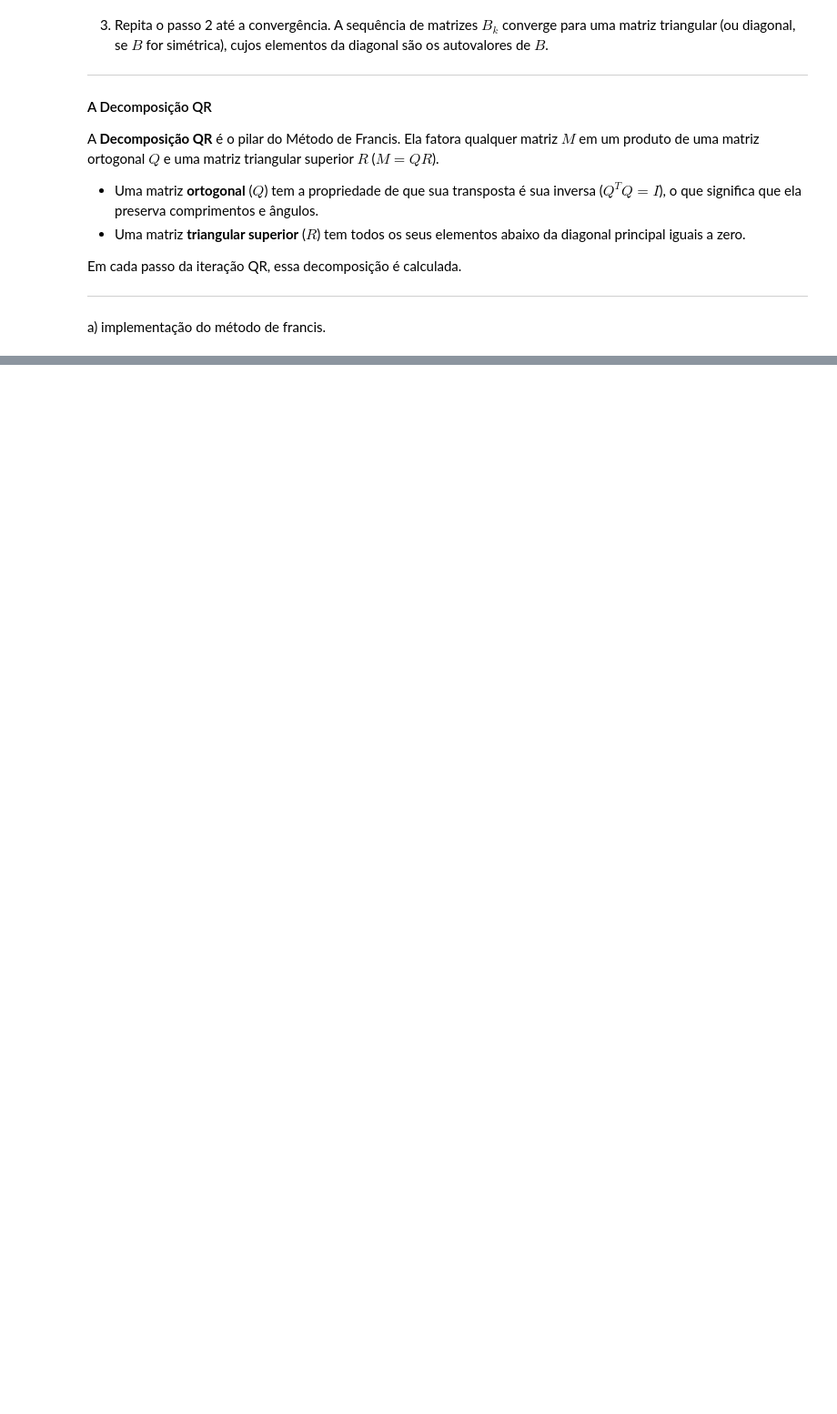
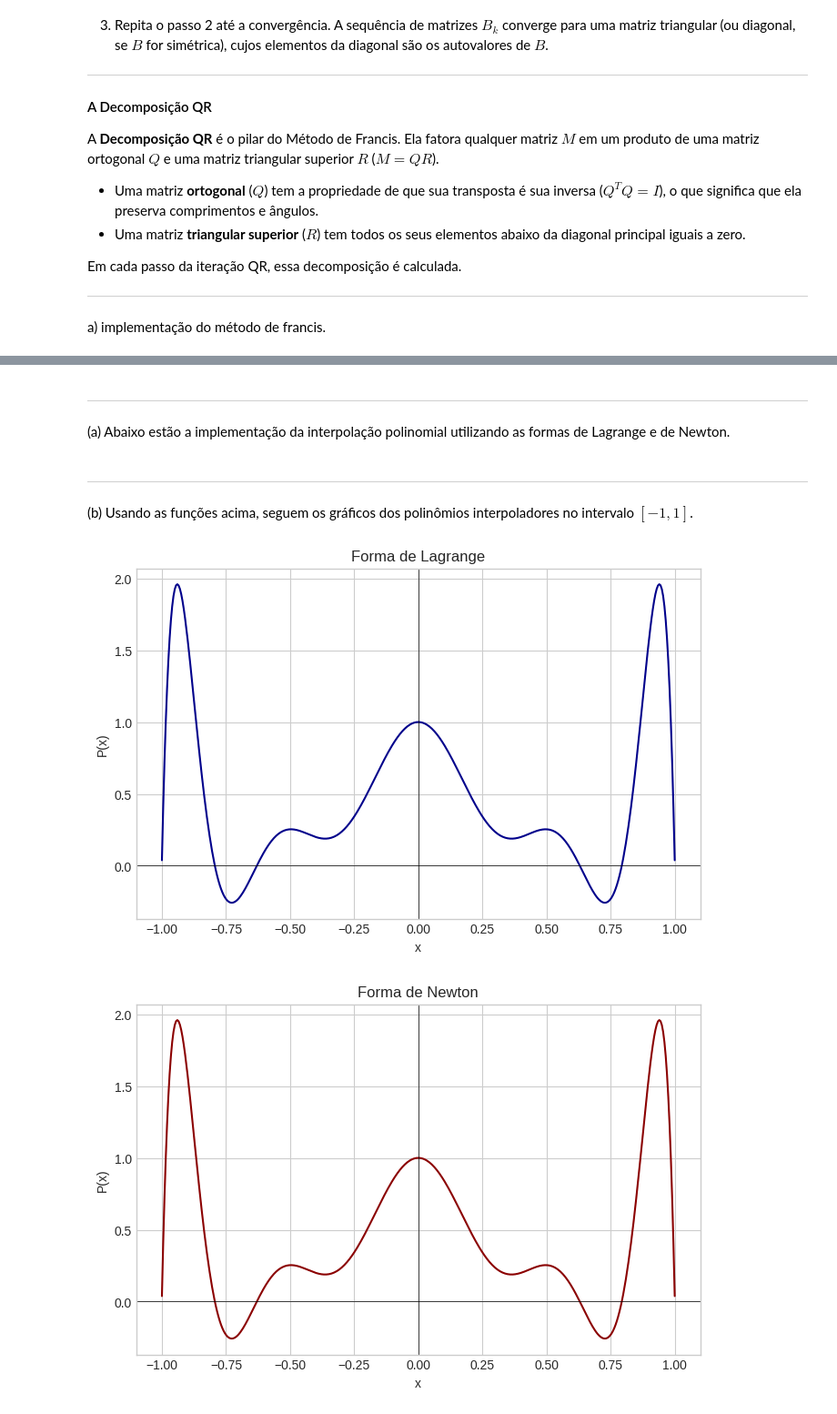
Before and after one commit to TaresuSenu/CalcNumerico, a Jupyter notebook: ThalesSenadeQueiroz+GuilhermePascoaleGodoy.ipynb, the cells around one changed output, grey strips where cells are left out. Shown at 91% size. Cells and saved outputs as stored; diff of their text form; code cells hidden in the pictures; blank space fills up the shorter version.

```diff
--- a/ThalesSenadeQueiroz+GuilhermePascoaleGodoy.ipynb
+++ b/ThalesSenadeQueiroz+GuilhermePascoaleGodoy.ipynb
@@ -591,0 +655,3 @@ def francis_qr_iteration(B, max_iter=1000, tol=1e-6):
+# %% [markdown]
+---
+(a) Abaixo estão a implementação da interpolação polinomial utilizando as formas de Lagrange e de Newton.
@@ -591,0 +677,67 @@ def francis_qr_iteration(B, max_iter=1000, tol=1e-6):
+# %%
+## Usa a interpolação de Newton para construir e retornar o polinômio interpolador.
+def interpolacao_Newton(xi, yi):
+  n = np.size(xi)
+  c = np.copy(yi)
+
+  for k in range(1, n):
+    for i in range(n - 1, k - 1, -1):
+      c[i] = (c[i] - c[i-1]) / (xi[i] - xi[i-k])
+  polinomio_final = np.polynomial.Polynomial([0])
+  termo_newton = np.polynomial.Polynomial([1])
+
+  for k in range(n):
+    polinomio_final = polinomio_final + c[k] * termo_newton
+    termo_newton = termo_newton * np.polynomial.Polynomial([-xi[k], 1])
+
+  return polinomio_final
+# %% [markdown]
+---
+(b) Usando as funções acima, seguem os gráficos dos polinômios interpoladores no intervalo $[-1, 1]$.
+# %%
+import numpy as np
+
+def f(t):
+  return 1/(1+25*t**2)
+
+n_pontos = 11
+xi = np.linspace(-1, 1, n_pontos)
+yi = f(xi)
+
+p_Lagrange = interpolacao_Lagrange(xi, yi)
+
+# Cria os valores para o eixo x no intervalo [-1, 1]
+x_valores = np.linspace(-1, 1, 400)
+
+# Calcula os valores de y correspondentes
+y_valores = p_Lagrange(x_valores)
+
+# Gera o gráfico
+plt.figure(figsize=(8, 5))
+plt.plot(x_valores, y_valores, color='darkblue')
+plt.title(f'Forma de Lagrange')
+plt.xlabel('x')
+plt.ylabel('P(x)')
+plt.grid(True)
+plt.axhline(0, color='black', linewidth=0.5)
+plt.axvline(0, color='black', linewidth=0.5)
+plt.show()
+
+
+p_Newton = interpolacao_Newton(xi, yi)
+
+y_valores = p_Newton(x_valores)
+
+# Gera o gráfico
+plt.figure(figsize=(8, 5))
+plt.plot(x_valores, y_valores, color='darkred')
+plt.title(f'Forma de Newton')
+plt.xlabel('x')
+plt.ylabel('P(x)')
+plt.grid(True)
+plt.axhline(0, color='black', linewidth=0.5)
+plt.axvline(0, color='black', linewidth=0.5)
+plt.show()
+# %% [output]
+[figure, added]
+[figure, added]
```
Also changed, not shown: parts of 33 cells of this notebook.
